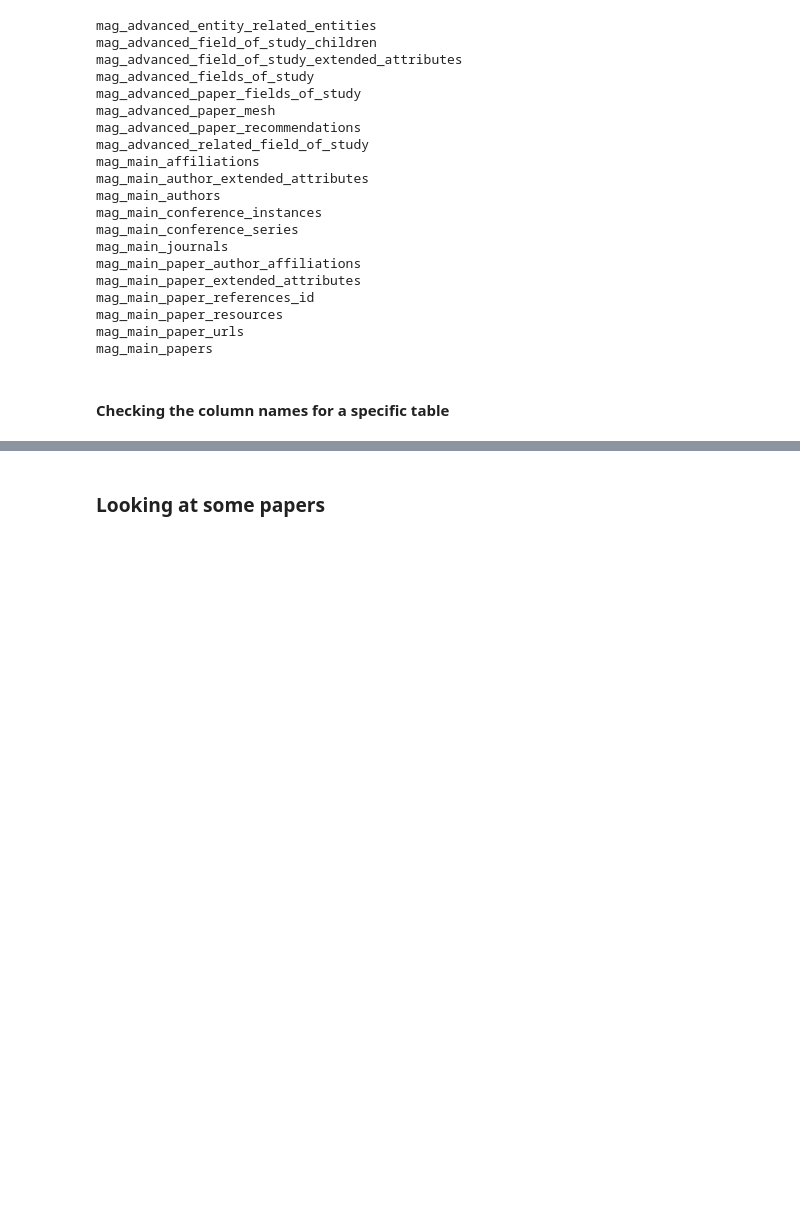
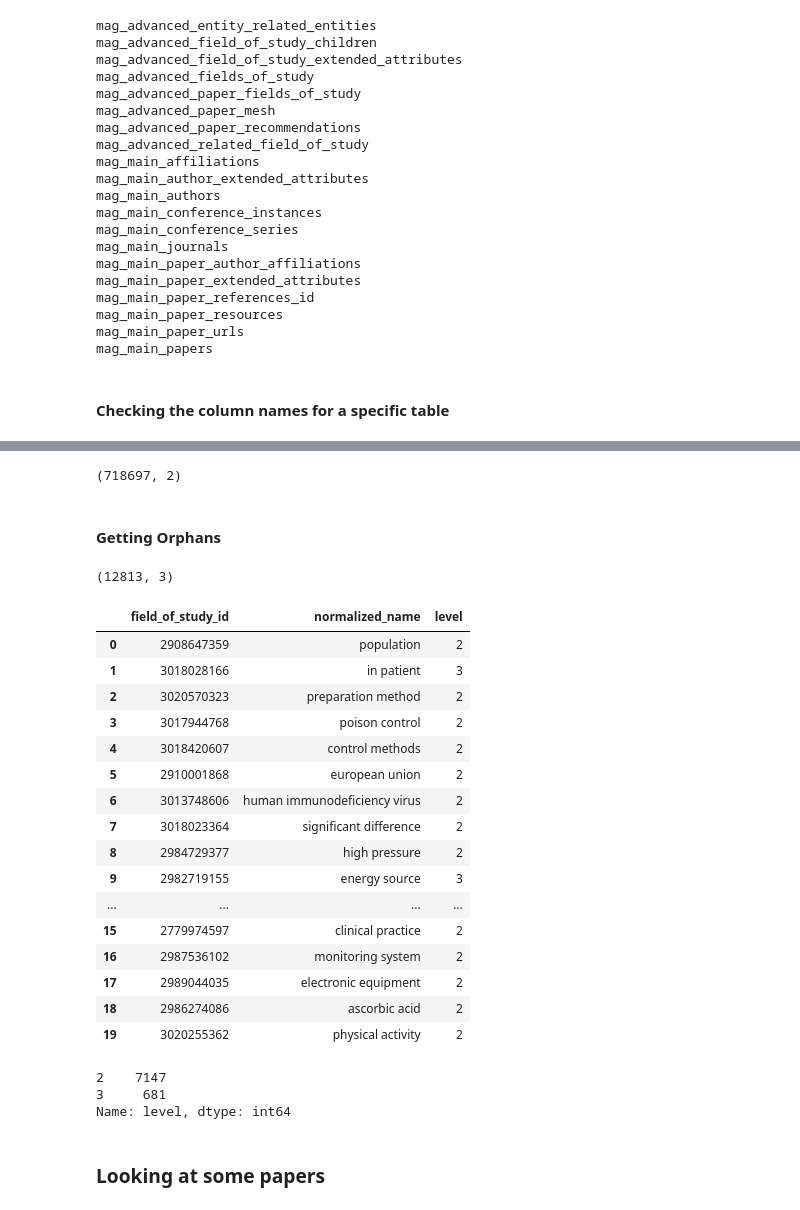
Before and after one commit to jpbarret13/MAG-model-code, a Jupyter notebook: POC/Exploration.ipynb, the cells around one changed output, grey strips where cells are left out. Cells and saved outputs as stored; diff of their text form; code cells hidden in the pictures; blank space fills up the shorter version.

```diff
--- a/POC/Exploration.ipynb
+++ b/POC/Exploration.ipynb
@@ -86,0 +88,7 @@ latitude
+# %%
+cursor.execute("ROLLBACK;")
+cursor.execute(query)
+tags_df = cursor.fetch_dataframe()
+tags_df.shape
+# %% [output]
+(718697, 2)
@@ -86,0 +97,2 @@ latitude
+# %% [markdown]
+#### Getting Orphans
@@ -86,0 +107,33 @@ latitude
+# %%
+cursor.execute("ROLLBACK;")
+cursor.execute(query)
+df = cursor.fetch_dataframe()
+df.shape
+# %% [output]
+(12813, 3)
+# %%
+df.head(20)
+# %% [output]
+|  | field_of_study_id | normalized_name | level |
+| 0 | 2908647359 | population | 2 |
+| 1 | 3018028166 | in patient | 3 |
+| 2 | 3020570323 | preparation method | 2 |
+| 3 | 3017944768 | poison control | 2 |
+| 4 | 3018420607 | control methods | 2 |
+| 5 | 2910001868 | european union | 2 |
+| 6 | 3013748606 | human immunodeficiency virus | 2 |
+| 7 | 3018023364 | significant difference | 2 |
+| 8 | 2984729377 | high pressure | 2 |
+| 9 | 2982719155 | energy source | 3 |
+| ... | ... | ... | ... |
+| 15 | 2779974597 | clinical practice | 2 |
+| 16 | 2987536102 | monitoring system | 2 |
+| 17 | 2989044035 | electronic equipment | 2 |
+| 18 | 2986274086 | ascorbic acid | 2 |
+| 19 | 3020255362 | physical activity | 2 |
+# %%
+df['level'].value_counts()
+# %% [output]
+2    7147
+3     681
+Name: level, dtype: int64
```
Also changed, not shown: parts of 6 cells of this notebook, 1 other file.
